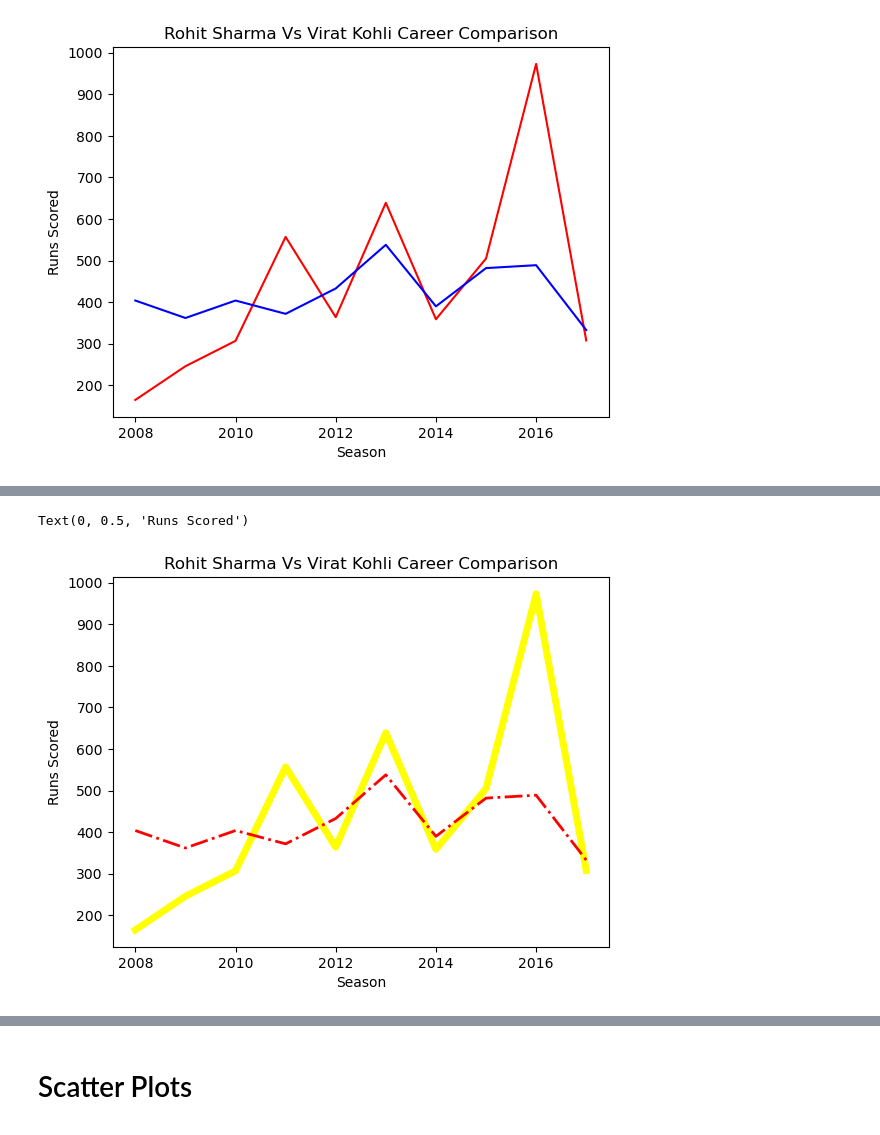
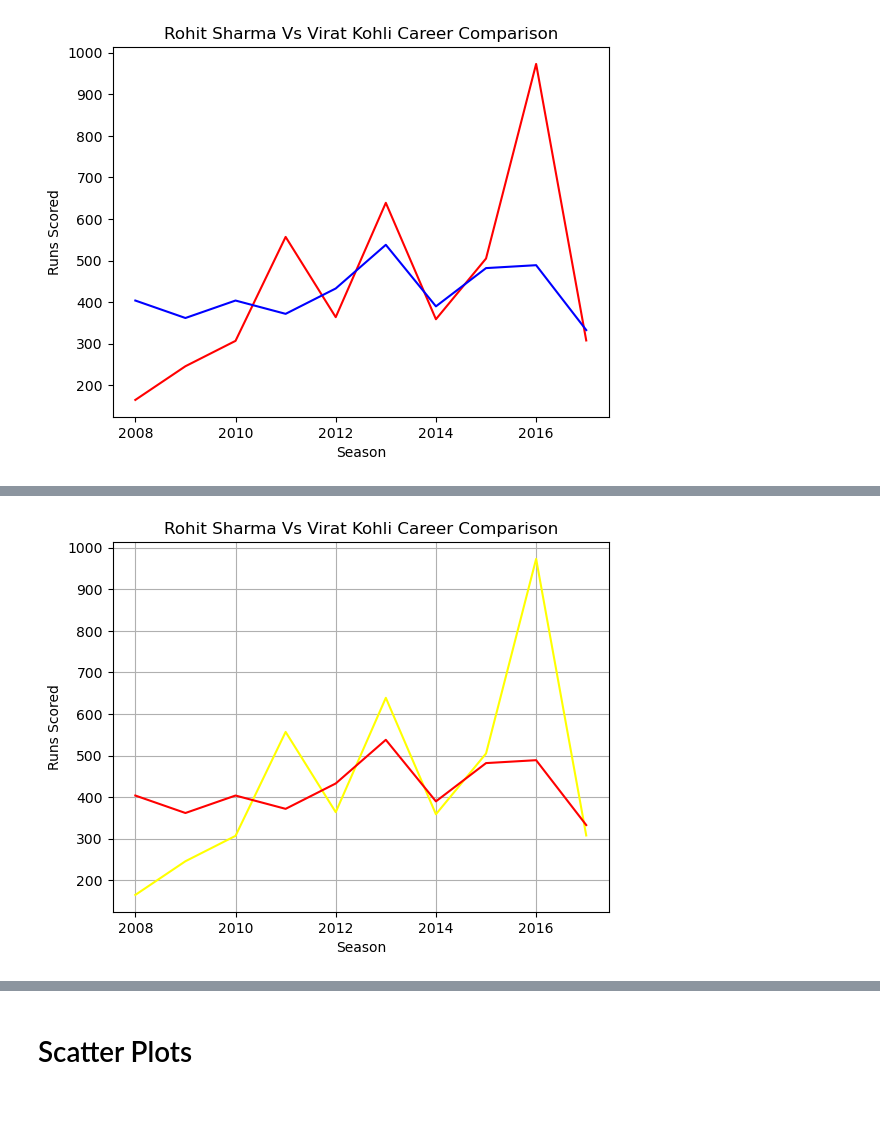
Before and after one commit to renujindal89/visualization, a Jupyter notebook: matplotlib,seaborn (1).ipynb, the cells around one changed output, grey strips where cells are left out. Drawn from its saved outputs; the diff is of its cells as text; code cells hidden in the pictures.

```diff
--- a/matplotlib,seaborn (1).ipynb
+++ b/matplotlib,seaborn (1).ipynb
@@ -97,10 +110,13 @@ Text(0, 0.5, 'Runs Scored')
 # %%
-plt.plot(batsman['index'],batsman['V Kohli'],color='yellow',linestyle='solid',linewidth=5)
-plt.plot(batsman['index'],batsman['RG Sharma'],color='red',linestyle='dashdot',linewidth=2)
-                                                                     # 'dot',dotted,dashdot
+# grid
+plt.plot(batsman['index'],batsman['V Kohli'],color='yellow')
+plt.plot(batsman['index'],batsman['RG Sharma'],color='red')
+
 plt.title('Rohit Sharma Vs Virat Kohli Career Comparison')
 plt.xlabel('Season')
 plt.ylabel('Runs Scored')
+
+plt.grid()
+plt.show()
 # %% [output]
-Text(0, 0.5, 'Runs Scored')
-[figure, old version]
+[figure, new version]
```
Also changed, not shown: parts of 59 cells of this notebook.
